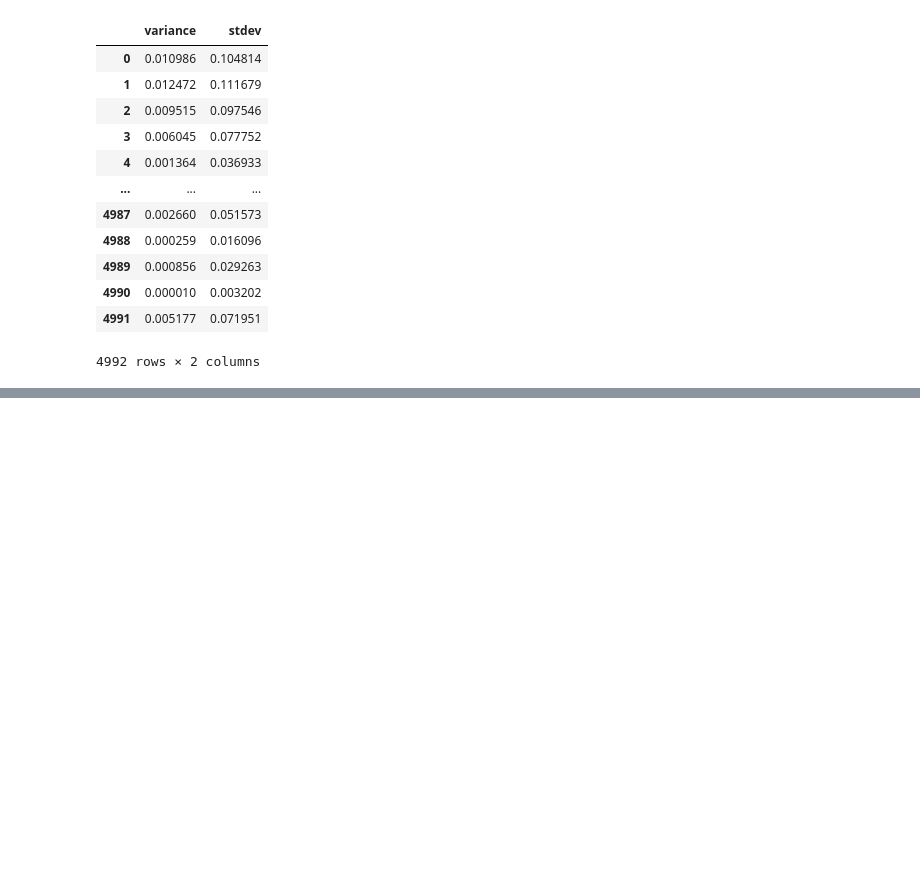
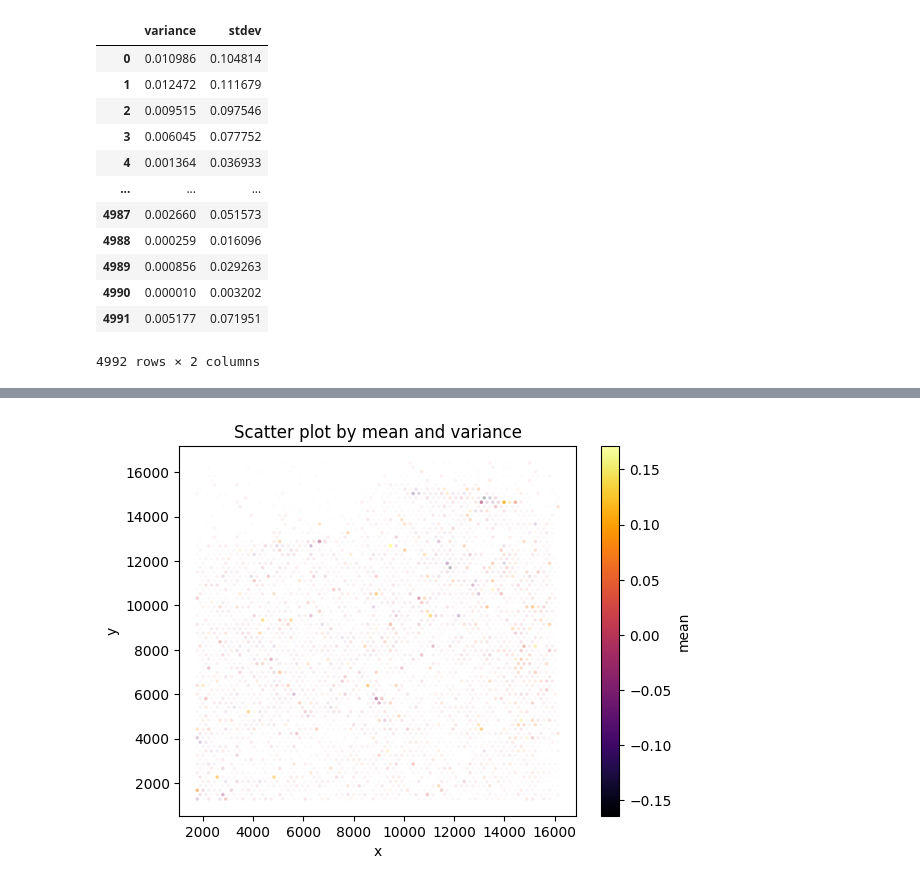
Before and after one commit to cns-iu/hra-organ-gallery-in-vr, a Jupyter notebook: data-processing/process-sennet-biomarker-data.ipynb, the cells around one changed output, grey strips where cells are left out. Saved outputs shown, nothing was run; the diff lists cells and outputs as text; code cells hidden in the pictures; blank space fills up the shorter version.

```diff
--- a/data-processing/process-sennet-biomarker-data.ipynb
+++ b/data-processing/process-sennet-biomarker-data.ipynb
@@ -176 +180,10 @@ variance                               0.20626
 Name: 988, dtype: object
+# %%
+# normalize variance
+
+# Initialize MinMaxScaler
+scaler = MinMaxScaler((0,1))
+
+# Fit and transform the column
+df['variance_norm'] = scaler.fit_transform(df[['variance']])
+df
@@ -176,0 +204,13 @@ Name: 988, dtype: object
+# %%
+df
+
+# plot each B with mean and var
+plt.figure()
+plt.scatter(df['x'], df['y'], c=df['mean'], cmap='inferno', alpha=df['variance_norm'], s=3)
+plt.colorbar(label='mean')
+plt.title(f'Scatter plot by mean and variance')
+plt.xlabel('x')
+plt.ylabel('y')
+plt.show()
+# %% [output]
+[figure, added]
```
Also changed, not shown: parts of 5 cells of this notebook.
